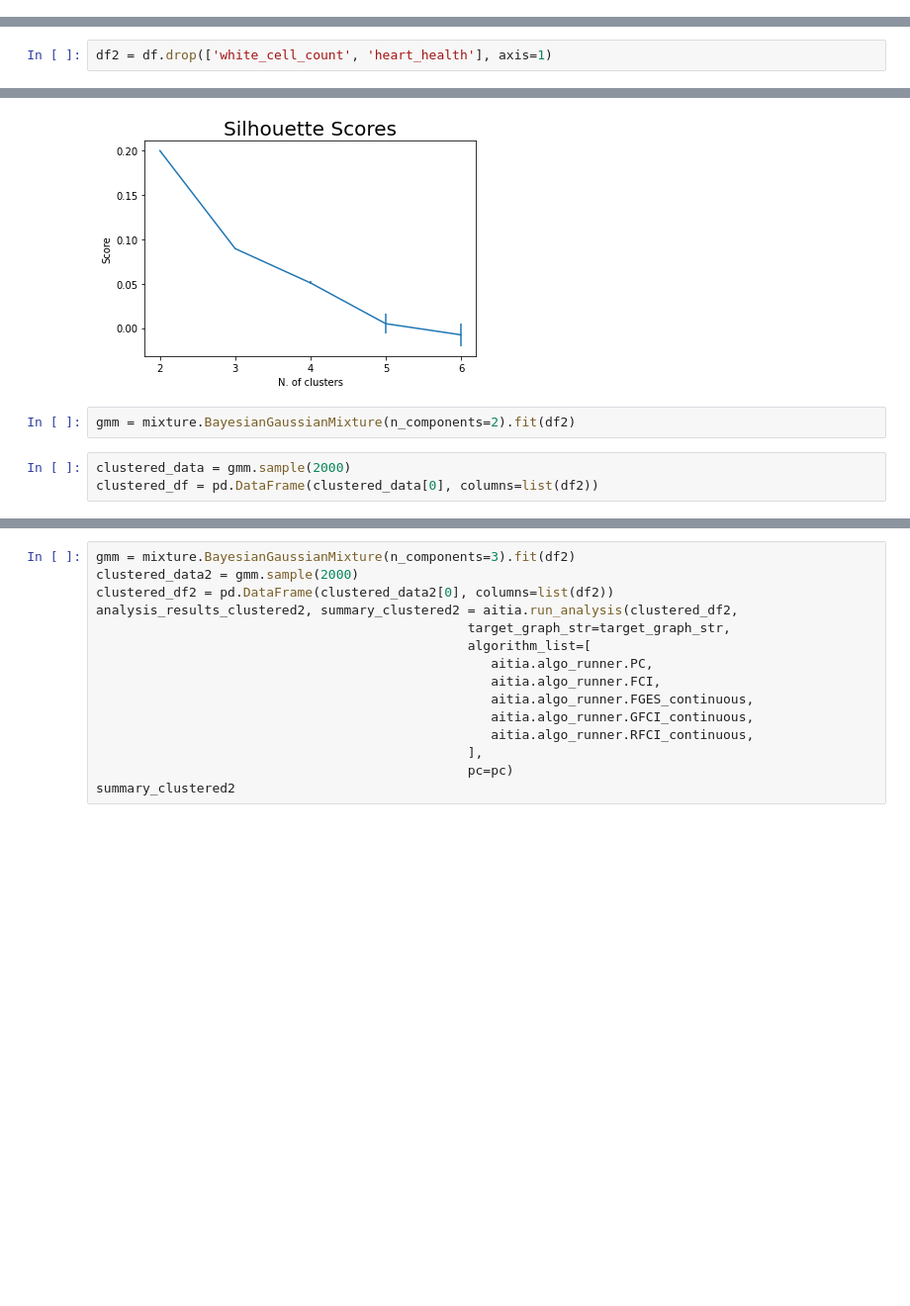
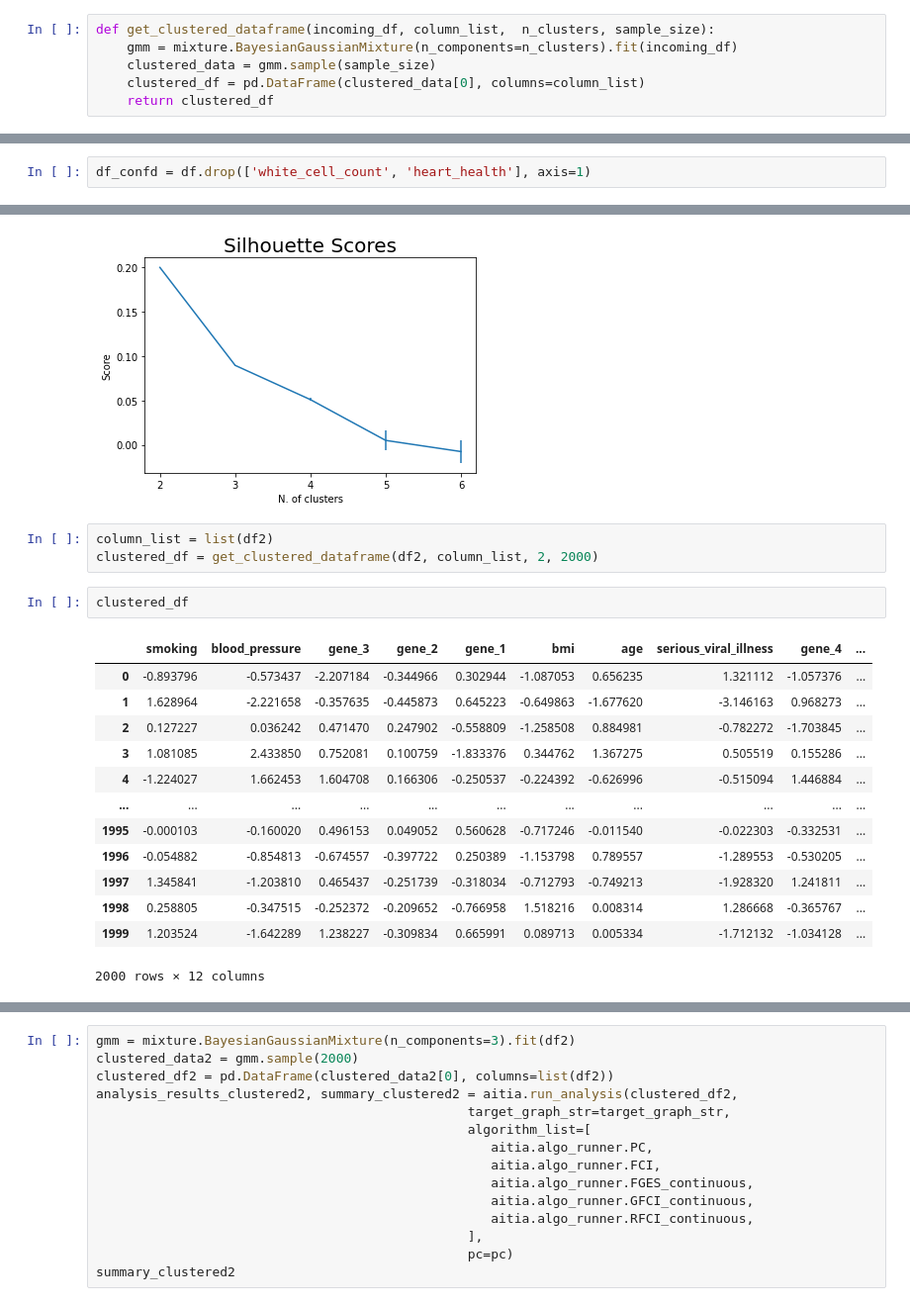
Before and after one commit to seamus-brady/aitiaexplorer, a Jupyter notebook: src/notebooks/experiments/Experiment_1.ipynb, the cells around one changed output, grey strips where cells are left out. Shown at 99% size. Drawn from its saved outputs; the diff is of its cells as text; blank space fills up the shorter version.

```diff
--- a/src/notebooks/experiments/Experiment_1.ipynb
+++ b/src/notebooks/experiments/Experiment_1.ipynb
@@ -9,3 +23,9 @@ aitia = App()
+# %%
+def get_clustered_dataframe(incoming_df, column_list,  n_clusters, sample_size):
+    gmm = mixture.BayesianGaussianMixture(n_components=n_clusters).fit(incoming_df)
+    clustered_data = gmm.sample(sample_size)
+    clustered_df = pd.DataFrame(clustered_data[0], columns=column_list)
+    return clustered_df
 # %%
 pc = pycausal()
 pc.start_vm()
@@ -55,2 +66,2 @@ summary
 # %%
-df2 = df.drop(['white_cell_count', 'heart_health'], axis=1)
+df_confd = df.drop(['white_cell_count', 'heart_health'], axis=1)
@@ -102,11 +124,25 @@ sils, sils_err = get_silhouette_coefficient(min_clusters, max_clusters, df)
 plot_silhouette_coefficient(sils, sils_err, min_clusters, max_clusters)
 # %% [output]
 [figure]
-# %%
-gmm = mixture.BayesianGaussianMixture(n_components=2).fit(df2)
-# %%
-clustered_data = gmm.sample(2000)
-clustered_df = pd.DataFrame(clustered_data[0], columns=list(df2))
+# %%
+column_list = list(df2)
+clustered_df = get_clustered_dataframe(df2, column_list, 2, 2000)
+# %%
+clustered_df
+# %% [output]
+|  | smoking | blood_pressure | gene_3 | gene_2 | gene_1 | bmi | age | serious_viral_illness | gene_4 | ... |
+| 0 | -0.893796 | -0.573437 | -2.207184 | -0.344966 | 0.302944 | -1.087053 | 0.656235 | 1.321112 | -1.057376 | ... |
+| 1 | 1.628964 | -2.221658 | -0.357635 | -0.445873 | 0.645223 | -0.649863 | -1.677620 | -3.146163 | 0.968273 | ... |
+| 2 | 0.127227 | 0.036242 | 0.471470 | 0.247902 | -0.558809 | -1.258508 | 0.884981 | -0.782272 | -1.703845 | ... |
+| 3 | 1.081085 | 2.433850 | 0.752081 | 0.100759 | -1.833376 | 0.344762 | 1.367275 | 0.505519 | 0.155286 | ... |
+| 4 | -1.224027 | 1.662453 | 1.604708 | 0.166306 | -0.250537 | -0.224392 | -0.626996 | -0.515094 | 1.446884 | ... |
+| ... | ... | ... | ... | ... | ... | ... | ... | ... | ... | ... |
+| 1995 | -0.000103 | -0.160020 | 0.496153 | 0.049052 | 0.560628 | -0.717246 | -0.011540 | -0.022303 | -0.332531 | ... |
+| 1996 | -0.054882 | -0.854813 | -0.674557 | -0.397722 | 0.250389 | -1.153798 | 0.789557 | -1.289553 | -0.530205 | ... |
+| 1997 | 1.345841 | -1.203810 | 0.465437 | -0.251739 | -0.318034 | -0.712793 | -0.749213 | -1.928320 | 1.241811 | ... |
+| 1998 | 0.258805 | -0.347515 | -0.252372 | -0.209652 | -0.766958 | 1.518216 | 0.008314 | 1.286668 | -0.365767 | ... |
+| 1999 | 1.203524 | -1.642289 | 1.238227 | -0.309834 | 0.665991 | 0.089713 | 0.005334 | -1.712132 | -1.034128 | ... |
+2000 rows × 12 columns
 # %%
 analysis_results_clustered, summary_clustered = aitia.run_analysis(clustered_df,
                                                 target_graph_str=target_graph_str,
```
Also changed, not shown: parts of 10 cells of this notebook, 2 other files.
